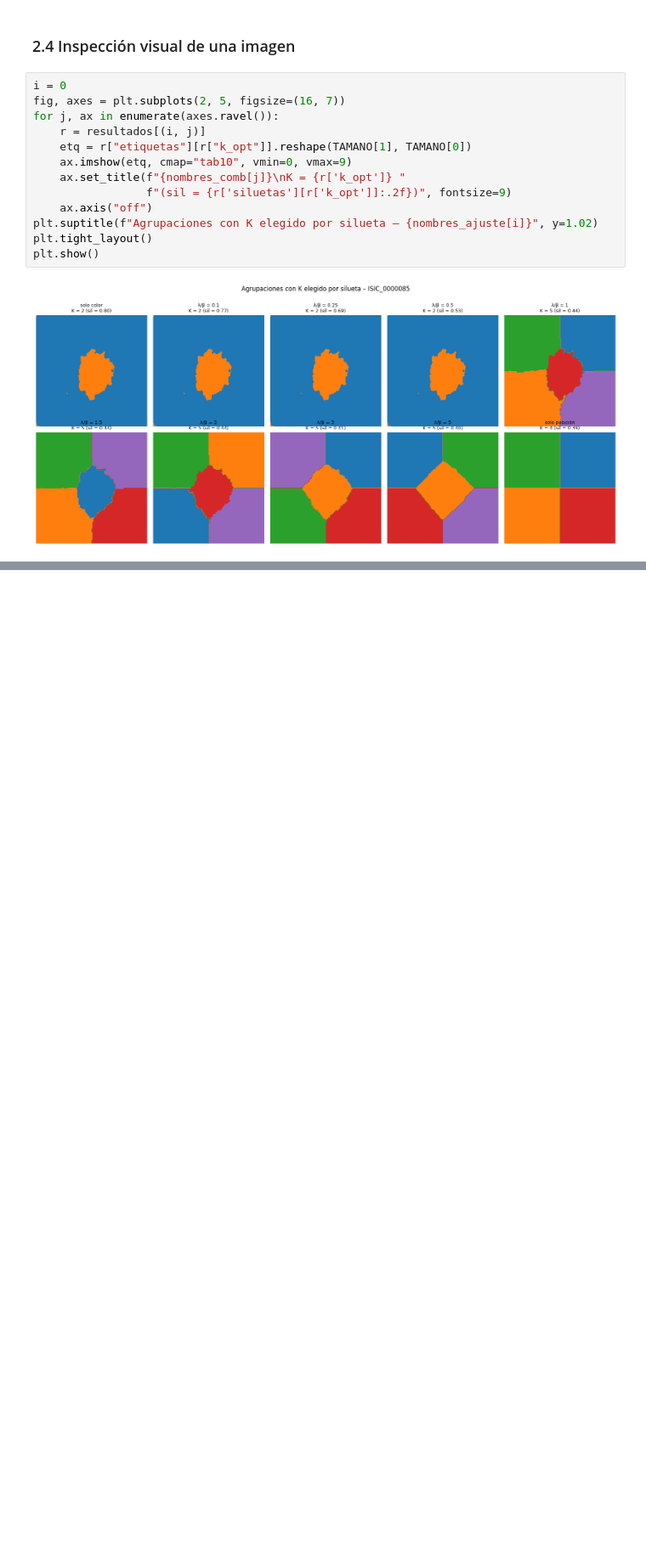
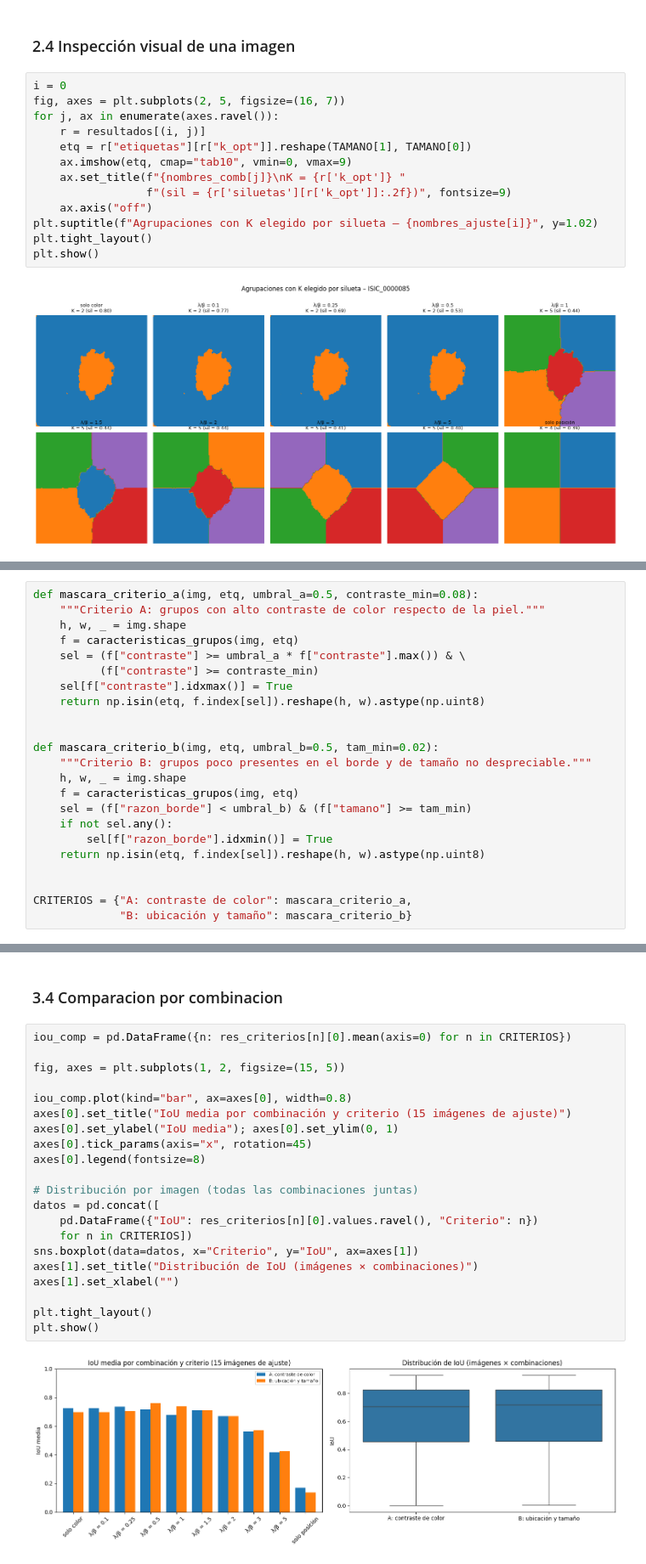
Before and after one commit to nreyl/ML-L3y4-G44, a Jupyter notebook: Lab4/L4.ipynb, the cells around one changed output, grey strips where cells are left out. Shown at 85% size. Cells and saved outputs as stored; diff of their text form; blank space fills up the shorter version.

```diff
--- a/Lab4/L4.ipynb
+++ b/Lab4/L4.ipynb
@@ -334,0 +384,23 @@ plt.show()
+# %%
+def mascara_criterio_a(img, etq, umbral_a=0.5, contraste_min=0.08):
+    """Criterio A: grupos con alto contraste de color respecto de la piel."""
+    h, w, _ = img.shape
+    f = caracteristicas_grupos(img, etq)
+    sel = (f["contraste"] >= umbral_a * f["contraste"].max()) & \
+          (f["contraste"] >= contraste_min)
+    sel[f["contraste"].idxmax()] = True
+    return np.isin(etq, f.index[sel]).reshape(h, w).astype(np.uint8)
+
+
+def mascara_criterio_b(img, etq, umbral_b=0.5, tam_min=0.02):
+    """Criterio B: grupos poco presentes en el borde y de tamaño no despreciable."""
+    h, w, _ = img.shape
+    f = caracteristicas_grupos(img, etq)
+    sel = (f["razon_borde"] < umbral_b) & (f["tamano"] >= tam_min)
+    if not sel.any():
+        sel[f["razon_borde"].idxmin()] = True
+    return np.isin(etq, f.index[sel]).reshape(h, w).astype(np.uint8)
+
+
+CRITERIOS = {"A: contraste de color": mascara_criterio_a,
+             "B: ubicación y tamaño": mascara_criterio_b}
@@ -334,0 +448,25 @@ plt.show()
+# %% [markdown]
+### 3.4 Comparacion por combinacion
+# %%
+iou_comp = pd.DataFrame({n: res_criterios[n][0].mean(axis=0) for n in CRITERIOS})
+
+fig, axes = plt.subplots(1, 2, figsize=(15, 5))
+
+iou_comp.plot(kind="bar", ax=axes[0], width=0.8)
+axes[0].set_title("IoU media por combinación y criterio (15 imágenes de ajuste)")
+axes[0].set_ylabel("IoU media"); axes[0].set_ylim(0, 1)
+axes[0].tick_params(axis="x", rotation=45)
+axes[0].legend(fontsize=8)
+
+# Distribución por imagen (todas las combinaciones juntas)
+datos = pd.concat([
+    pd.DataFrame({"IoU": res_criterios[n][0].values.ravel(), "Criterio": n})
+    for n in CRITERIOS])
+sns.boxplot(data=datos, x="Criterio", y="IoU", ax=axes[1])
+axes[1].set_title("Distribución de IoU (imágenes × combinaciones)")
+axes[1].set_xlabel("")
+
+plt.tight_layout()
+plt.show()
+# %% [output]
+[figure, added]
```
Also changed, not shown: parts of 9 cells of this notebook.
